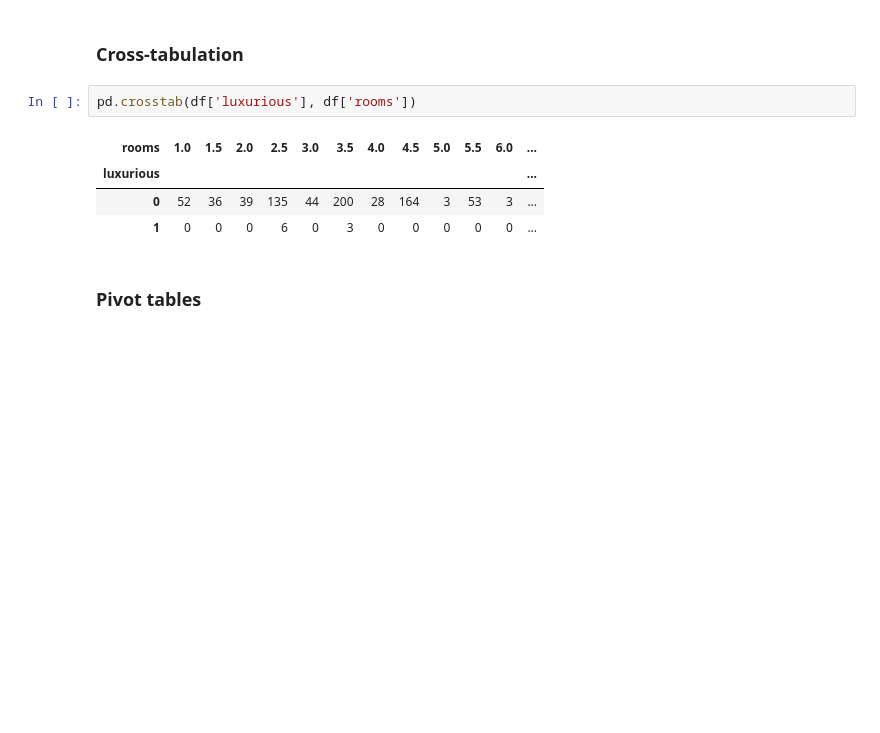
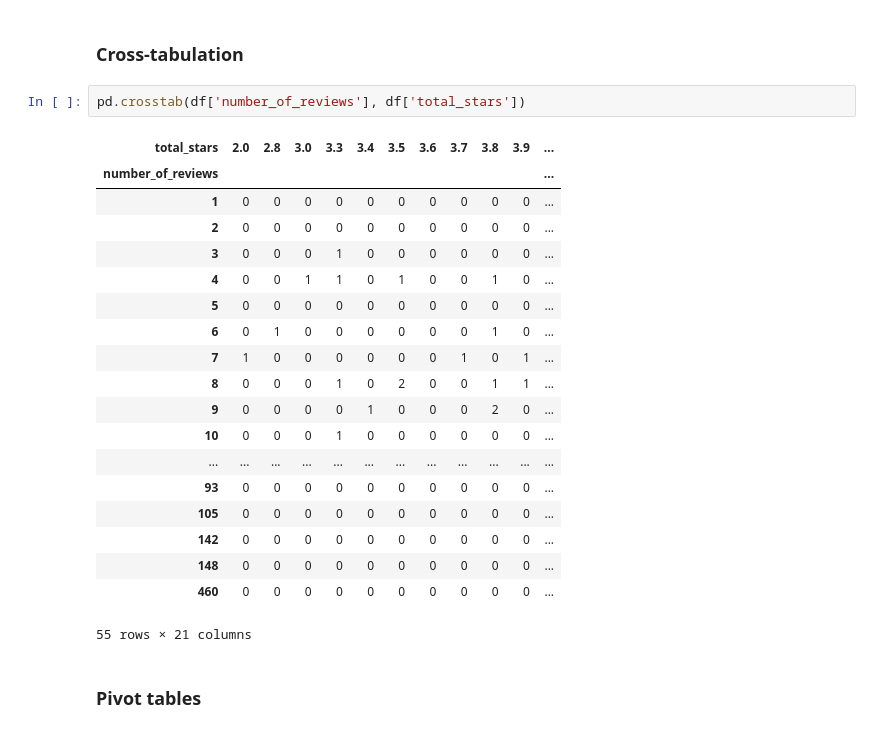
Before and after one commit to SherifXhemajli/data_analytics, a Jupyter notebook: 1_AT_Scraping/exploratory_data_analysis_restaurant_data.ipynb, the cells around one changed output. Drawn from its saved outputs; the diff is of its cells as text; blank space fills up the shorter version.

```diff
--- a/1_AT_Scraping/exploratory_data_analysis_restaurant_data.ipynb
+++ b/1_AT_Scraping/exploratory_data_analysis_restaurant_data.ipynb
@@ -221,12 +199,27 @@ array(['Adliswil', 'Aeugst am Albis', 'Affoltern am Albis', 'Altikon',
 # %% [markdown]
 ### Cross-tabulation
 # %%
-pd.crosstab(df['luxurious'], df['rooms'])
+pd.crosstab(df['number_of_reviews'], df['total_stars'])
 # %% [output]
-| rooms | 1.0 | 1.5 | 2.0 | 2.5 | 3.0 | 3.5 | 4.0 | 4.5 | 5.0 | 5.5 | 6.0 | ... |
-| luxurious |  |  |  |  |  |  |  |  |  |  |  | ... |
-| 0 | 52 | 36 | 39 | 135 | 44 | 200 | 28 | 164 | 3 | 53 | 3 | ... |
-| 1 | 0 | 0 | 0 | 6 | 0 | 3 | 0 | 0 | 0 | 0 | 0 | ... |
+| total_stars | 2.0 | 2.8 | 3.0 | 3.3 | 3.4 | 3.5 | 3.6 | 3.7 | 3.8 | 3.9 | ... |
+| number_of_reviews |  |  |  |  |  |  |  |  |  |  | ... |
+| 1 | 0 | 0 | 0 | 0 | 0 | 0 | 0 | 0 | 0 | 0 | ... |
+| 2 | 0 | 0 | 0 | 0 | 0 | 0 | 0 | 0 | 0 | 0 | ... |
+| 3 | 0 | 0 | 0 | 1 | 0 | 0 | 0 | 0 | 0 | 0 | ... |
+| 4 | 0 | 0 | 1 | 1 | 0 | 1 | 0 | 0 | 1 | 0 | ... |
+| 5 | 0 | 0 | 0 | 0 | 0 | 0 | 0 | 0 | 0 | 0 | ... |
+| 6 | 0 | 1 | 0 | 0 | 0 | 0 | 0 | 0 | 1 | 0 | ... |
+| 7 | 1 | 0 | 0 | 0 | 0 | 0 | 0 | 1 | 0 | 1 | ... |
+| 8 | 0 | 0 | 0 | 1 | 0 | 2 | 0 | 0 | 1 | 1 | ... |
+| 9 | 0 | 0 | 0 | 0 | 1 | 0 | 0 | 0 | 2 | 0 | ... |
+| 10 | 0 | 0 | 0 | 1 | 0 | 0 | 0 | 0 | 0 | 0 | ... |
+| ... | ... | ... | ... | ... | ... | ... | ... | ... | ... | ... | ... |
+| 93 | 0 | 0 | 0 | 0 | 0 | 0 | 0 | 0 | 0 | 0 | ... |
+| 105 | 0 | 0 | 0 | 0 | 0 | 0 | 0 | 0 | 0 | 0 | ... |
+| 142 | 0 | 0 | 0 | 0 | 0 | 0 | 0 | 0 | 0 | 0 | ... |
+| 148 | 0 | 0 | 0 | 0 | 0 | 0 | 0 | 0 | 0 | 0 | ... |
+| 460 | 0 | 0 | 0 | 0 | 0 | 0 | 0 | 0 | 0 | 0 | ... |
+55 rows × 21 columns
 # %% [markdown]
 ### Pivot tables
 # %%
```
Also changed, not shown: parts of 3 cells of this notebook.
